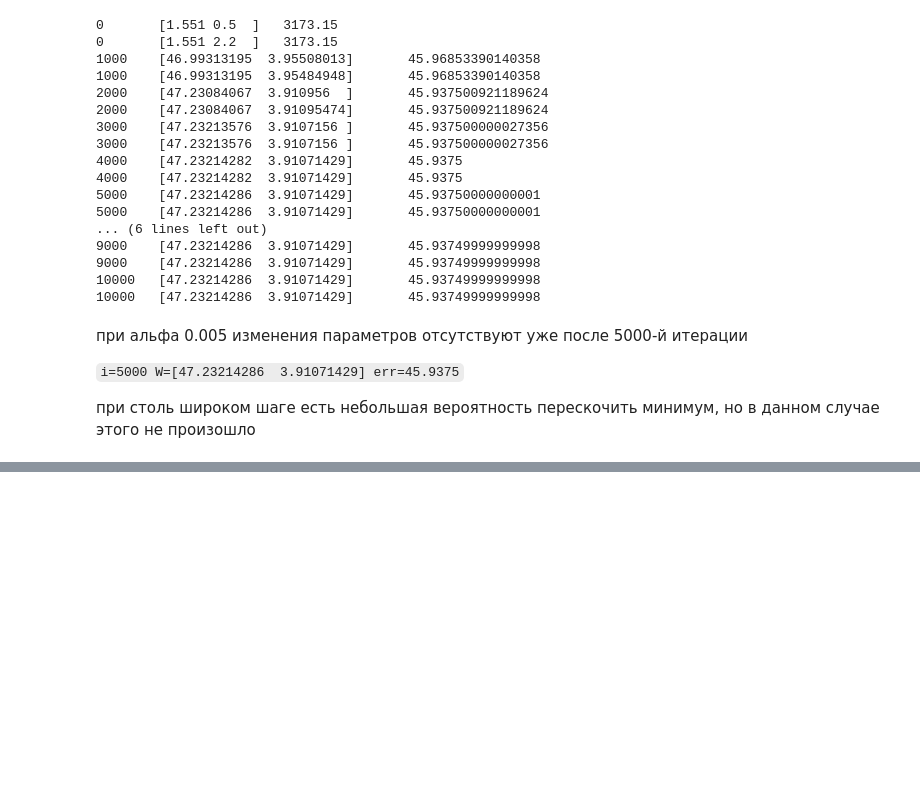
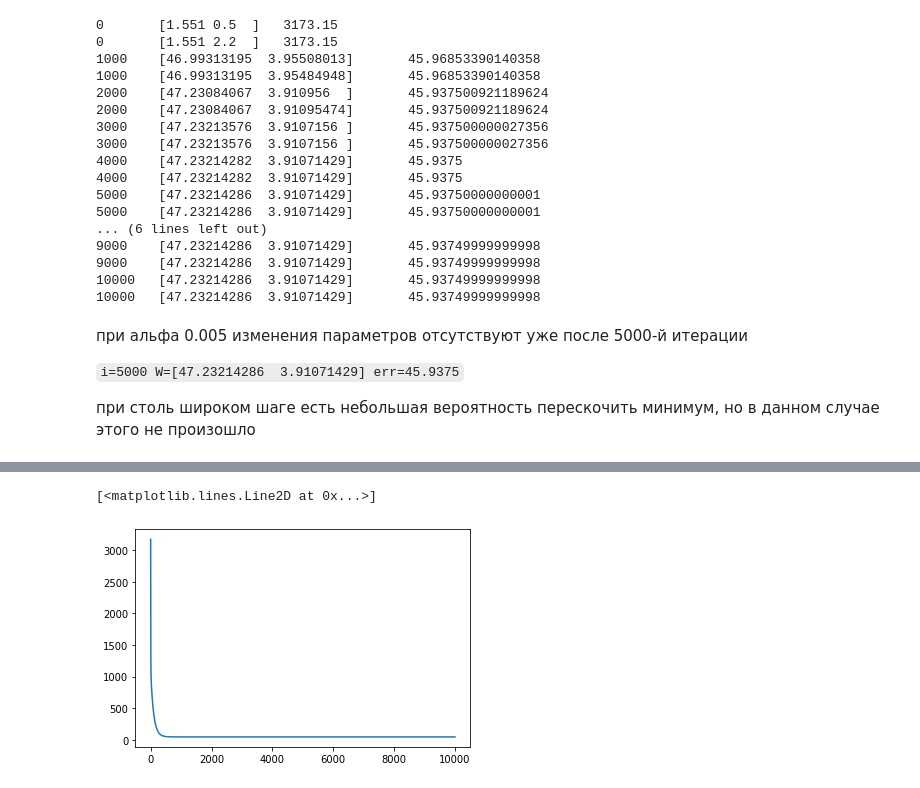
Before and after one commit to n1k-n1k/DA-algorithms--ML-spec--GB, a Jupyter notebook: lesson_1/task_1.ipynb, the cells around one changed output, grey strips where cells are left out. Drawn from its saved outputs; the diff is of its cells as text; code cells hidden in the pictures; blank space fills up the shorter version.

```diff
--- a/lesson_1/task_1.ipynb
+++ b/lesson_1/task_1.ipynb
@@ -122,3 +122,21 @@ for i in range(iterations):
 `i=5000	W=[47.23214286  3.91071429]	err=45.9375`
 
 при столь широком шаге есть небольшая вероятность перескочить минимум, но в данном случае этого не произошло
+# %%
+alpha = 5e-3
+iterations = 10001
+errs = []
+
+n = X.shape[1]
+W = np.array([1, 0.5])
+W, alpha
+
+for i in range(iterations):
+    y_pred = np.dot(W, X)
+    err = calc_mse(y, y_pred)
+    errs.append(err)
+
+    for ii in range(W.shape[0]):
+        W[ii] -= alpha * (1/n * 2 * np.sum(X[ii] * (y_pred - y)))
+        if i % 1000 == 0:
+            print(i, W, err, sep='\t')
@@ -124,0 +161,5 @@ for i in range(iterations):
+# %%
+plt.plot(range(iterations), errs)
+# %% [output]
+[<matplotlib.lines.Line2D at 0x...>]
+[figure, added]
```
Also changed, not shown: parts of 5 cells of this notebook.
